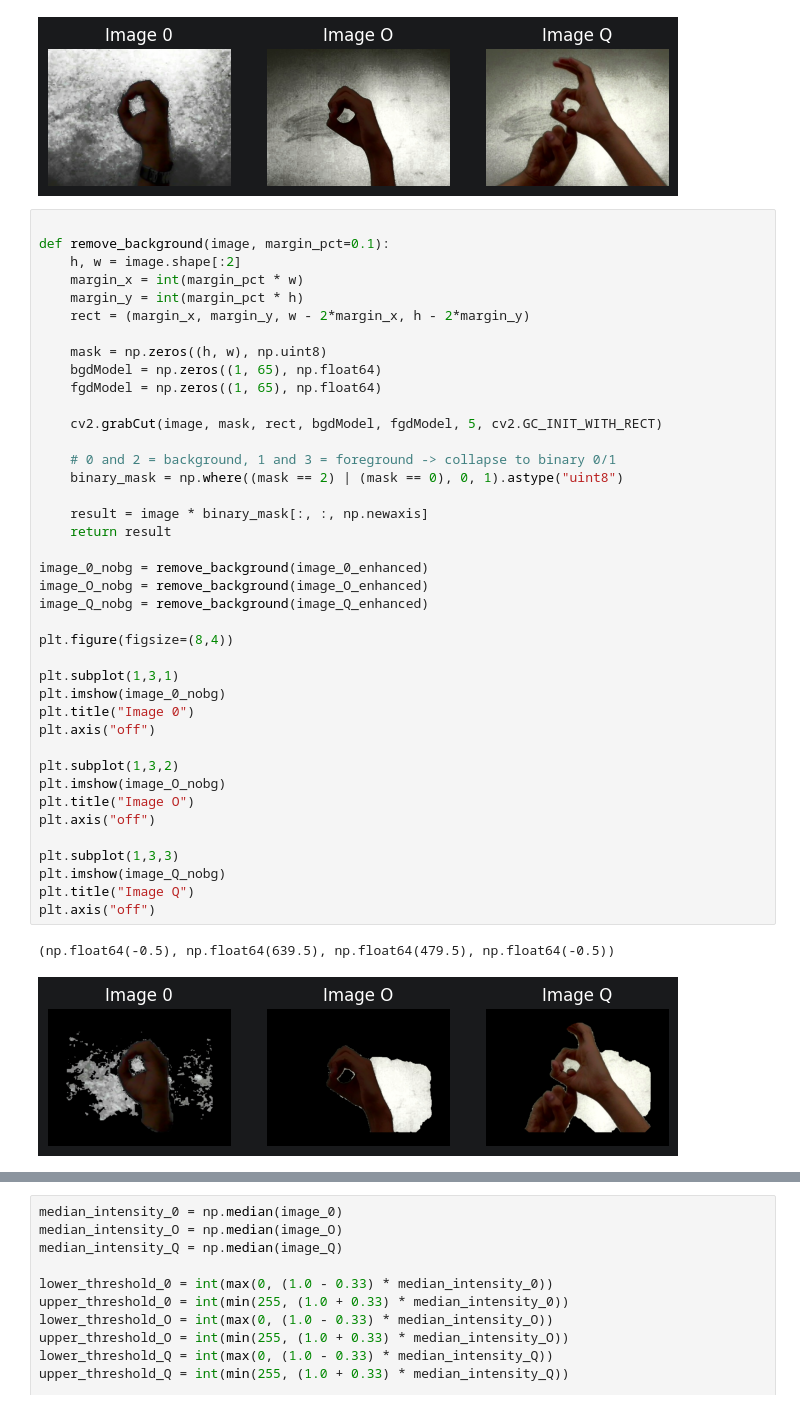
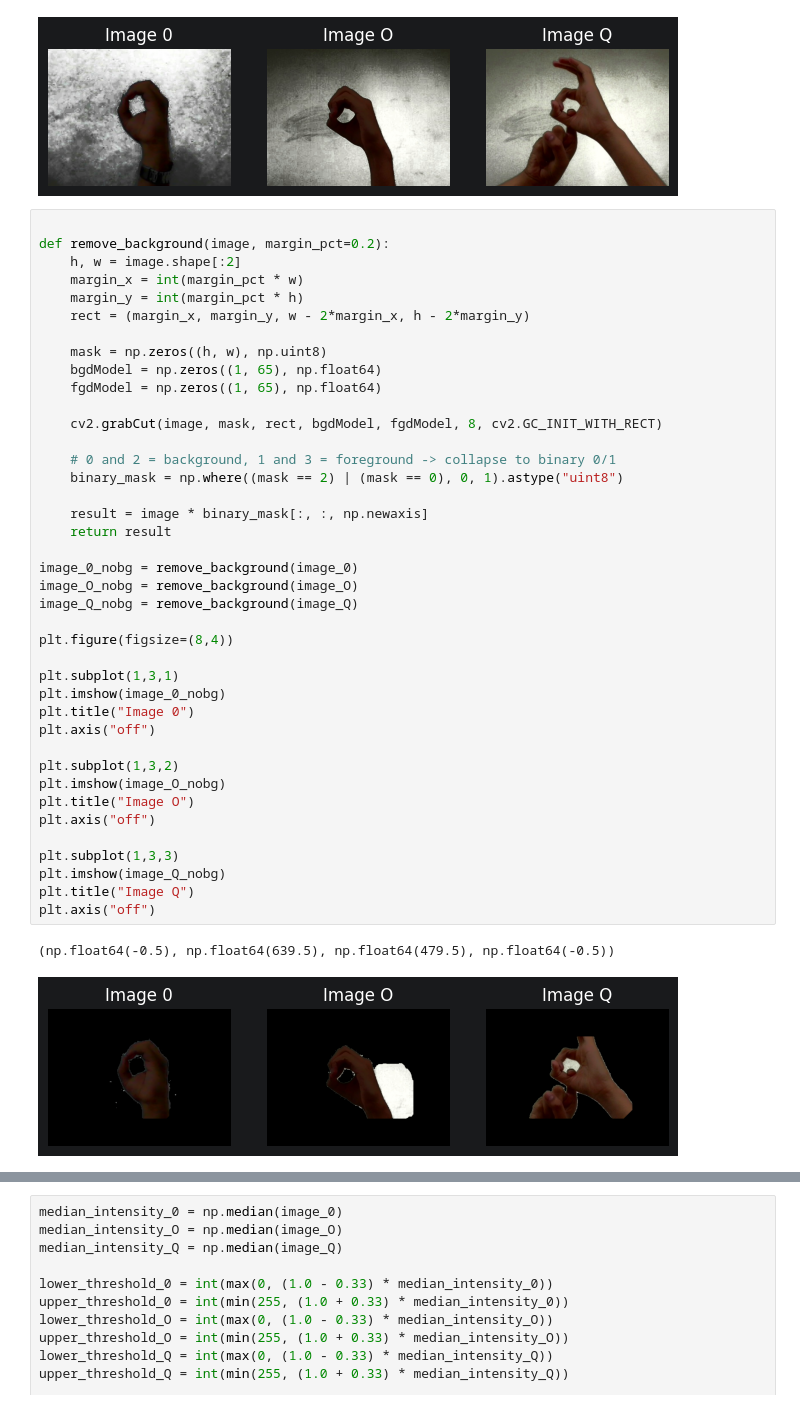
Before and after one commit to aviksarkar0204-stack/AI_Lab_Project, a Jupyter notebook: 01_Data_Exploration_new.ipynb, the cells around one changed output, grey strips where cells are left out. Saved outputs shown, nothing was run; the diff lists cells and outputs as text.

Commit message:
Update background removal parameters and adjust image references in 01_Data_Exploration_new notebook

```diff
--- a/01_Data_Exploration_new.ipynb
+++ b/01_Data_Exploration_new.ipynb
@@ -99,7 +99,7 @@ plt.axis("off")
 [figure]
 # %%
 
-def remove_background(image, margin_pct=0.1):
+def remove_background(image, margin_pct=0.2):
     h, w = image.shape[:2]
     margin_x = int(margin_pct * w)
     margin_y = int(margin_pct * h)
@@ -108,35 +108,35 @@ def remove_background(image, margin_pct=0.1):
     mask = np.zeros((h, w), np.uint8)
     bgdModel = np.zeros((1, 65), np.float64)
     fgdModel = np.zeros((1, 65), np.float64)
 
-    cv2.grabCut(image, mask, rect, bgdModel, fgdModel, 5, cv2.GC_INIT_WITH_RECT)
+    cv2.grabCut(image, mask, rect, bgdModel, fgdModel, 8, cv2.GC_INIT_WITH_RECT)
 
     # 0 and 2 = background, 1 and 3 = foreground -> collapse to binary 0/1
     binary_mask = np.where((mask == 2) | (mask == 0), 0, 1).astype("uint8")
 
     result = image * binary_mask[:, :, np.newaxis]
     return result
 
-image_0_nobg = remove_background(image_0_enhanced)
-image_O_nobg = remove_background(image_O_enhanced)
-image_Q_nobg = remove_background(image_Q_enhanced)
+image_0_nobg = remove_background(image_0)
+image_O_nobg = remove_background(image_O)
+image_Q_nobg = remove_background(image_Q)
 
 plt.figure(figsize=(8,4))
 
 plt.subplot(1,3,1)
 plt.imshow(image_0_nobg)
 plt.title("Image 0")
 plt.axis("off")
 
 plt.subplot(1,3,2)
 plt.imshow(image_O_nobg)
 plt.title("Image O")
 plt.axis("off")
 
 plt.subplot(1,3,3)
 plt.imshow(image_Q_nobg)
 plt.title("Image Q")
 plt.axis("off")
 # %% [output]
 (np.float64(-0.5), np.float64(639.5), np.float64(479.5), np.float64(-0.5))
-[figure, old version]
+[figure, new version]
```
Also changed, not shown: parts of 1 cell of this notebook.
